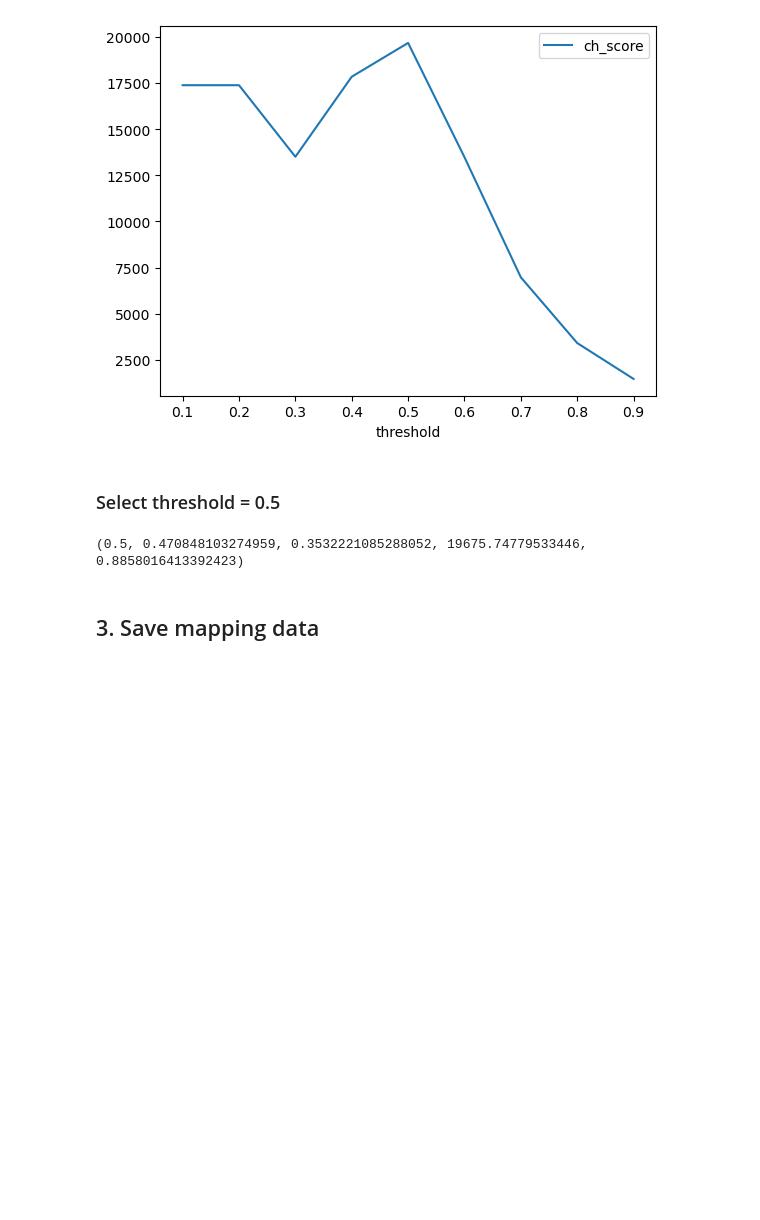
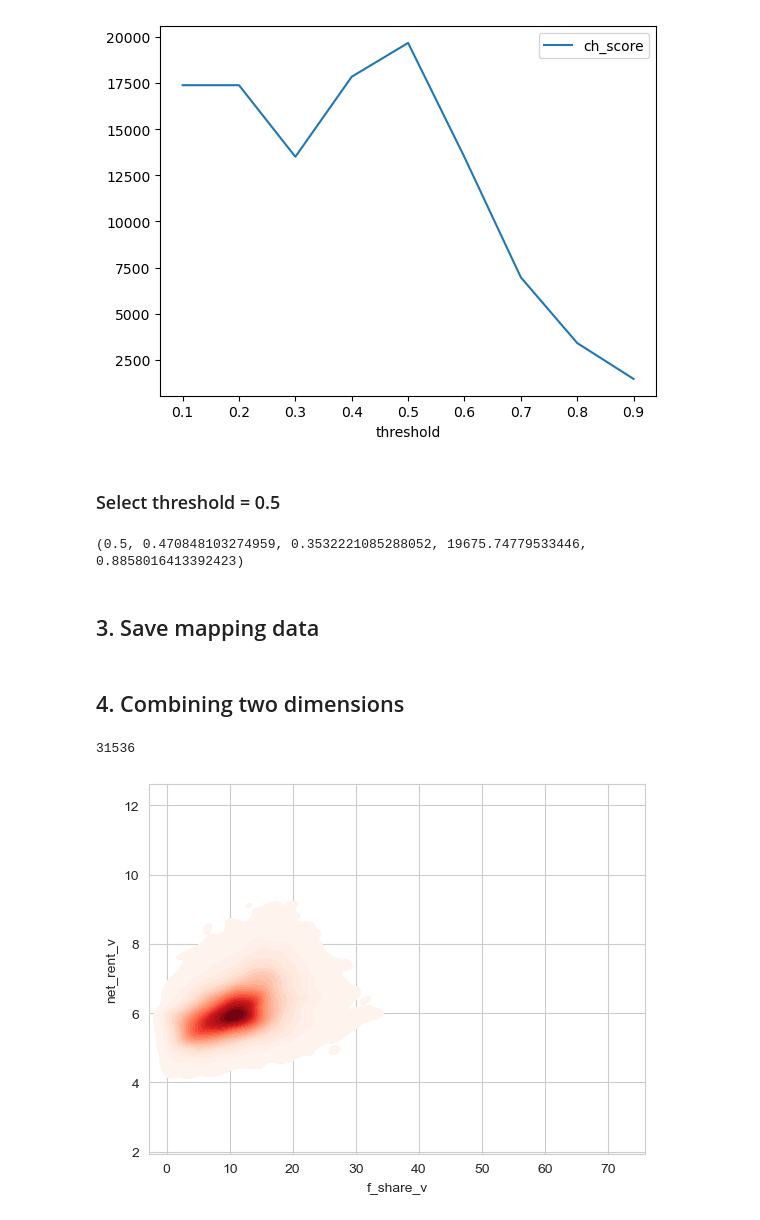
Before and after one commit to MobiSegInsights/nine-euro-ticket-de, a Jupyter notebook: src/data_exp/17-hexagon-classify-visitors.ipynb, the cells around one changed output. Drawn from its saved outputs; the diff is of its cells as text; code cells hidden in the pictures; blank space fills up the shorter version.

```diff
--- a/src/data_exp/17-hexagon-classify-visitors.ipynb
+++ b/src/data_exp/17-hexagon-classify-visitors.ipynb
@@ -255,3 +258,24 @@ data = (f_grp_dict, r_grp_dict)  # Using a tuple
 # Save to a pickle file
 with open('dbs/combined_did_data/f_r_groups.pkl', 'wb') as f:
     pickle.dump(data, f)
+# %% [markdown]
+## 4. Combining two dimensions
+# %%
+df2plot2d = pd.merge(df2plot.groupby('h3_id')['f_share_v'].mean().reset_index(),
+                     df2plot.groupby('h3_id')['net_rent_v'].mean().reset_index(),
+                     on='h3_id', how='inner')
+print(len(df2plot2d))
+# %% [output]
+31536
+# %%
+# Create a 2D KDE plot
+sns.kdeplot(x=df2plot2d['f_share_v'], y=df2plot2d['net_rent_v'], cmap="Reds", shade=True, levels=25, thresh=0.01)
+
+# Add labels and title
+plt.xlabel('f_share_v')
+plt.ylabel('net_rent_v')
+
+# Show the plot
+plt.show()
+# %% [output]
+[figure, added]
```
Also changed, not shown: parts of 16 cells of this notebook, 39 other files.
